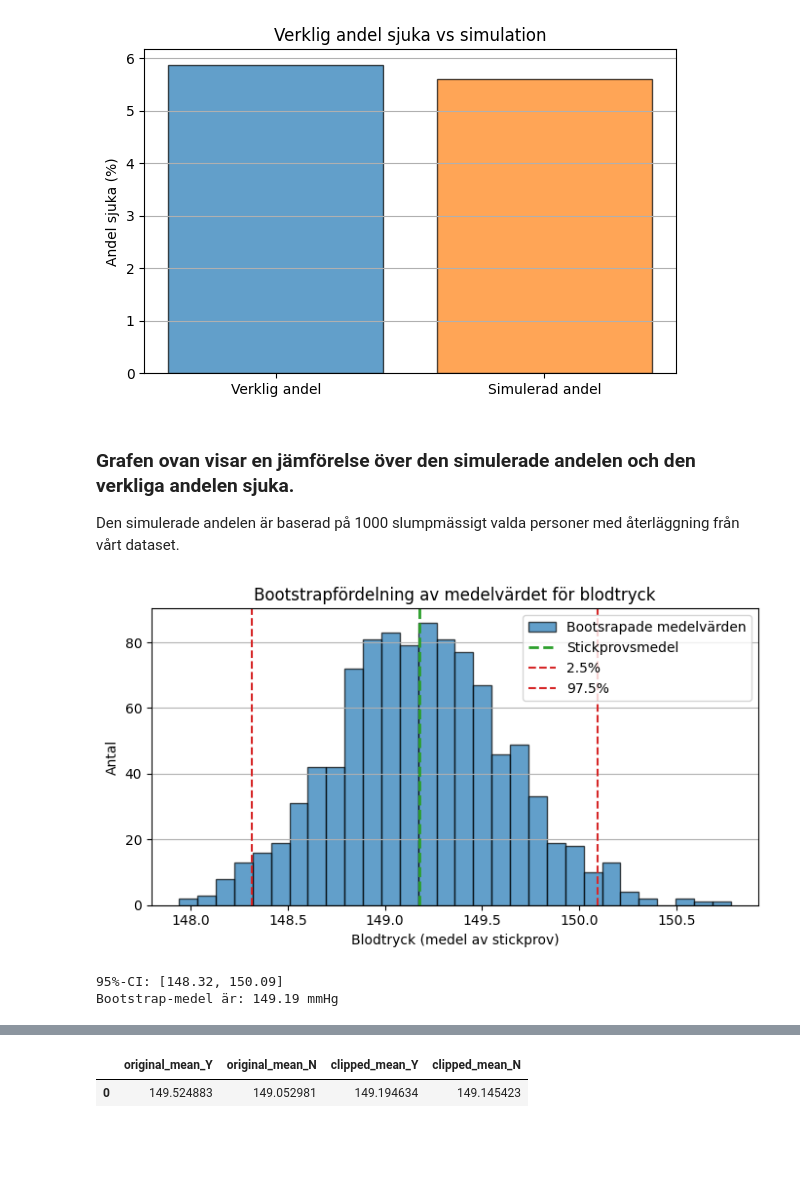
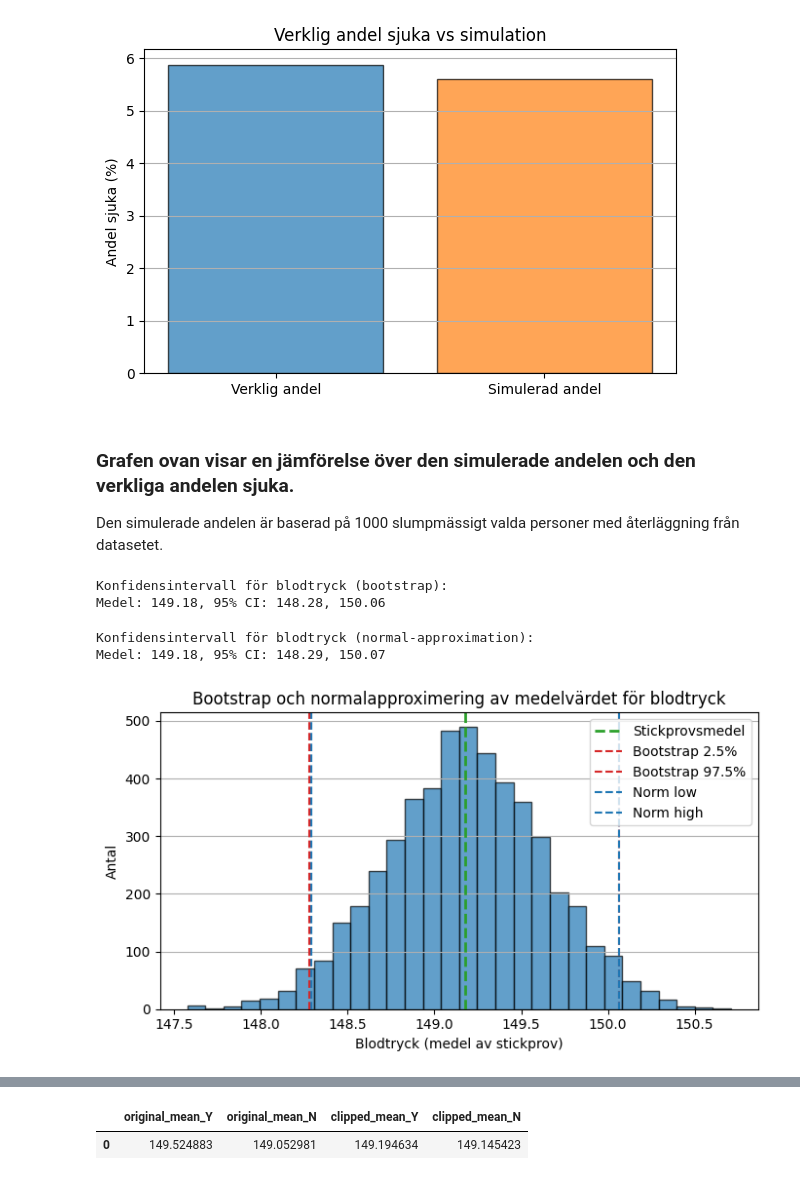
Before and after one commit to MagdalenaPersson/health-study, a Jupyter notebook: report.ipynb, the cells around one changed output, grey strips where cells are left out. Cells and saved outputs as stored; diff of their text form; code cells hidden in the pictures; blank space fills up the shorter version.

Commit message:
added normalapproximation

```diff
--- a/report.ipynb
+++ b/report.ipynb
@@ -144,36 +144,56 @@ plt.show;
 [figure]
 # %% [markdown]
 ### Grafen ovan visar en jämförelse över den simulerade andelen och den verkliga andelen sjuka.
-Den simulerade andelen är baserad på 1000 slumpmässigt valda personer med återläggning från vårt dataset.
+Den simulerade andelen är baserad på 1000 slumpmässigt valda personer med återläggning från datasetet.
 # %%
 x = df["systolic_bp"].dropna().to_numpy()
+rng = np.random.default_rng(0)
 n = len(x)
-B = 1000
+B = 5000
 
-b_samples = [np.random.choice(x, size=n, replace=True) for _ in range(B)]
+b_means = np.array([x[rng.integers(0, n, size=n)].mean() for _ in range(B)])
 
-b_mean = [np.mean(sample) for sample in b_samples]
+boot_mean = np.mean(b_means)
+ci_low, ci_high = np.percentile(b_means, [2.5, 97.5])
 
-fig, ax = plt.subplots(figsize=(7,4))
-ax.hist(b_mean, bins=30, alpha=0.7, label="Bootsrapade medelvärden", edgecolor="black")
-ax.axvline(np.mean(x), color="tab:green", linestyle="--", label="Stickprovsmedel", linewidth=2)
-ax.axvline(np.percentile(b_mean, 2.5), color="tab:red", linestyle="--", label="2.5%")
-ax.axvline(np.percentile(b_mean, 97.5), color="tab:red", linestyle="--", label="97.5%")
-ax.set_title("Bootstrapfördelning av medelvärdet för blodtryck")
-ax.set_xlabel("Blodtryck (medel av stickprov)")
-ax.set_ylabel("Antal")
-ax.grid(True, axis="y")
-ax.legend()
-plt.tight_layout()
-plt.show()
-
-
-boot_mean = np.mean(b_mean)
-ci_low, ci_high = np.percentile(b_mean, [2.5, 97.5])
-
-print(f"95%-CI: [{ci_low:.2f}, {ci_high:.2f}]")
-print(f"Bootstrap-medel är: {boot_mean:.2f} mmHg")
+print("Konfidensintervall för blodtryck (bootstrap):")
+print(f"Medel: {boot_mean:.2f}, 95% CI: {ci_low:.2f}, {ci_high:.2f}")
 # %% [output]
-[figure, removed]
-95%-CI: [148.32, 150.09]
-Bootstrap-medel är: 149.19 mmHg
+Konfidensintervall för blodtryck (bootstrap):
+Medel: 149.18, 95% CI: 148.28, 150.06
+# %%
+# 95%-CI för medel med normal-approximation:
+from math import sqrt
+
+x = df["systolic_bp"].dropna().to_numpy()
+mean_x = x.mean()
+sd = x.std(ddof=1)
+n = x.size
+se = sd / np.sqrt(n)
+
+z = 1.96
+lo_norm = (mean_x - z*se)
+hi_norm = (mean_x + z*se)
+
+print("Konfidensintervall för blodtryck (normal-approximation):")
+print(f"Medel: {mean_x:.2f}, 95% CI: {lo_norm:.2f}, {hi_norm:.2f}")
+# %% [output]
+Konfidensintervall för blodtryck (normal-approximation):
+Medel: 149.18, 95% CI: 148.29, 150.07
+# %%
+fig, ax = plt.subplots(figsize=(7,4))
+ax.hist(b_means, bins=30, alpha=0.7, edgecolor="black")
+ax.axvline(mean_x, color="tab:green", linestyle="--", label="Stickprovsmedel", linewidth=2)
+ax.axvline(ci_low, color="tab:red", linestyle="--", label="Bootstrap 2.5%")
+ax.axvline(ci_high, color="tab:red", linestyle="--", label="Bootstrap 97.5%")
+ax.axvline(lo_norm, color="tab:blue", linestyle="--", label="Norm low")
+ax.axvline(hi_norm, color="tab:blue", linestyle="--", label="Norm high")
+ax.set_title("Bootstrap och normalapproximering av medelvärdet för blodtryck")
+ax.set_xlabel("Blodtryck (medel av stickprov)")
+ax.set_ylabel("Antal")
+ax.grid(True, axis="y")
+ax.legend()
+plt.tight_layout()
+plt.show()
+# %% [output]
+[figure, added]
```
Also changed, not shown: parts of 3 cells of this notebook, 1 other file.
